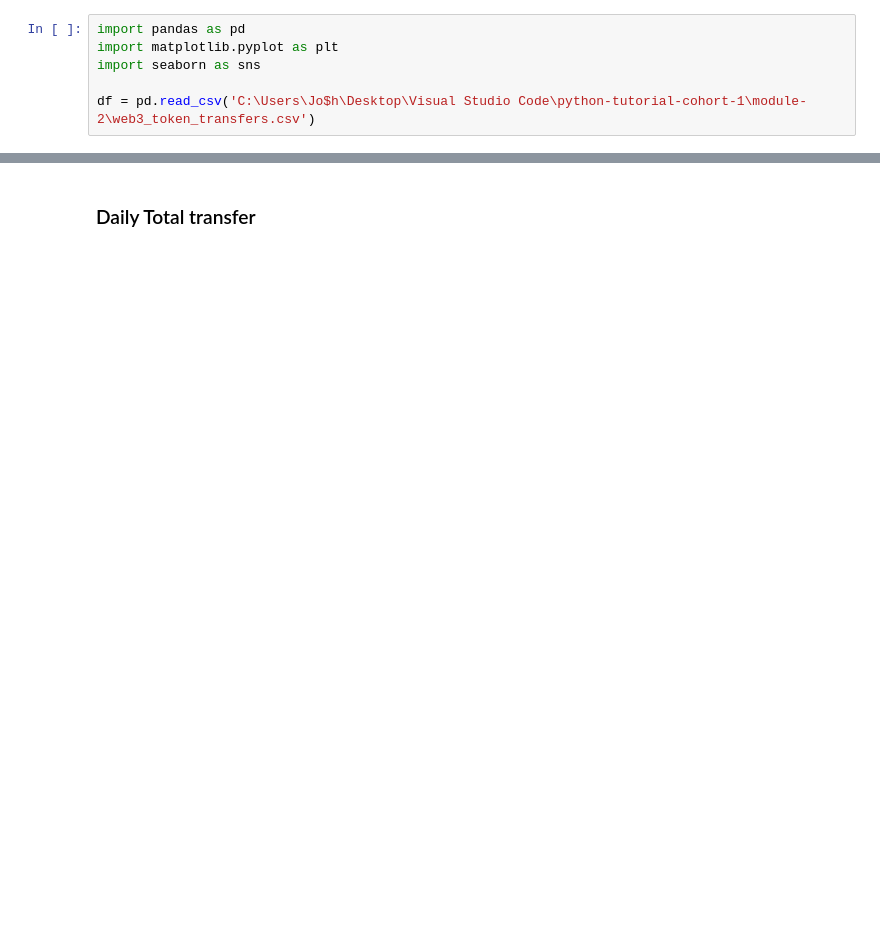
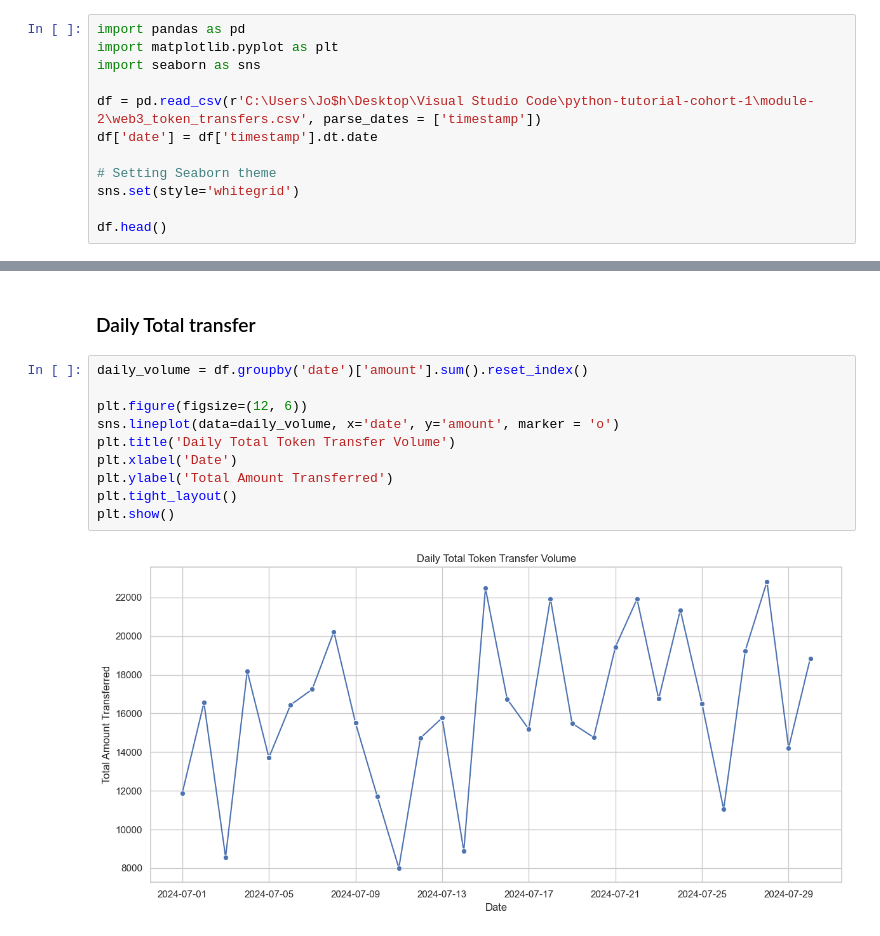
Before and after one commit to joshuatochinwachi/python-cohort-1, a Jupyter notebook: module-2/02_data_visualization_using_Matplotlib_and_Seaborn.ipynb, the cells around one changed output, grey strips where cells are left out. Drawn from its saved outputs; the diff is of its cells as text; blank space fills up the shorter version.

```diff
--- a/module-2/02_data_visualization_using_Matplotlib_and_Seaborn.ipynb
+++ b/module-2/02_data_visualization_using_Matplotlib_and_Seaborn.ipynb
@@ -167,4 +145,10 @@ import pandas as pd
 import matplotlib.pyplot as plt
 import seaborn as sns
 
-df = pd.read_csv('C:\Users\Jo$h\Desktop\Visual Studio Code\python-tutorial-cohort-1\module-2\web3_token_transfers.csv')
+df = pd.read_csv(r'C:\Users\Jo$h\Desktop\Visual Studio Code\python-tutorial-cohort-1\module-2\web3_token_transfers.csv', parse_dates = ['timestamp'])
+df['date'] = df['timestamp'].dt.date
+
+# Setting Seaborn theme
+sns.set(style='whitegrid')
+
+df.head()
@@ -182,2 +175,14 @@ plt.show()
 # %% [markdown]
 ### Daily Total transfer
+# %%
+daily_volume = df.groupby('date')['amount'].sum().reset_index()
+
+plt.figure(figsize=(12, 6))
+sns.lineplot(data=daily_volume, x='date', y='amount', marker = 'o')
+plt.title('Daily Total Token Transfer Volume')
+plt.xlabel('Date')
+plt.ylabel('Total Amount Transferred')
+plt.tight_layout()
+plt.show()
+# %% [output]
+[figure, added]
```
Also changed, not shown: parts of 6 cells of this notebook.
